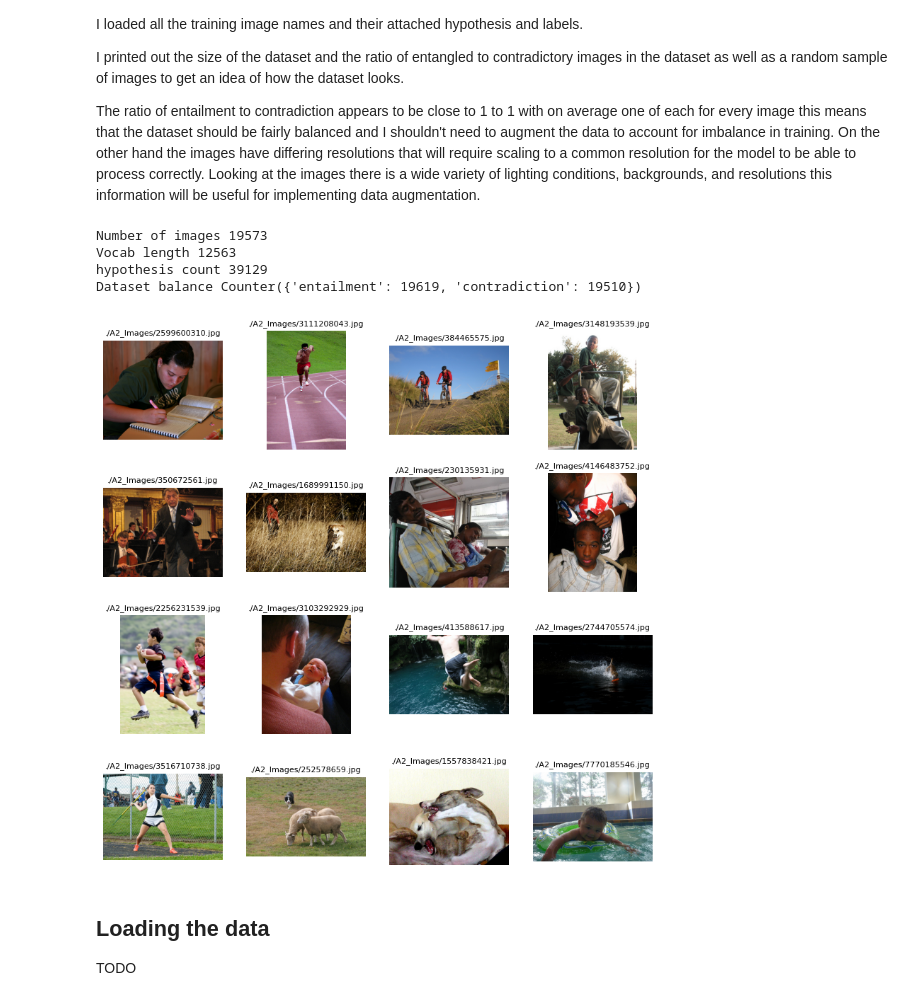
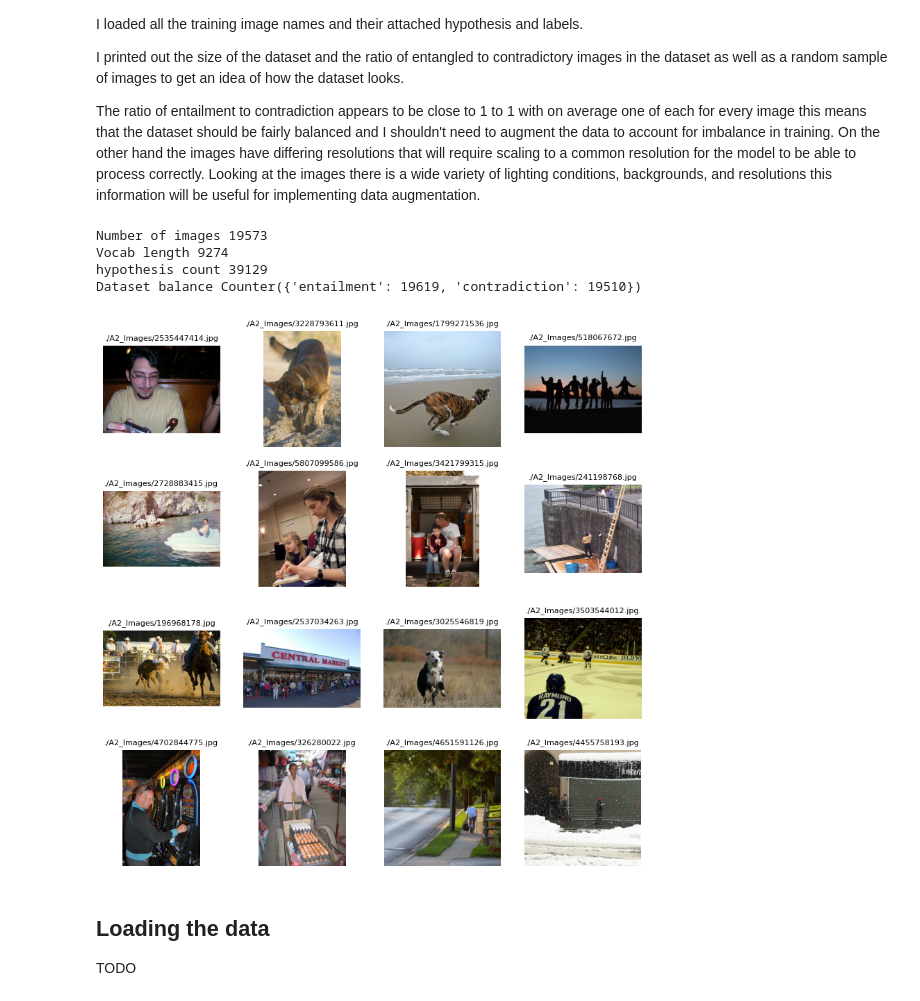
Before and after one commit to Fish4203/deep-learning, a Jupyter notebook: A2.ipynb, the cells around one changed output. Cells and saved outputs as stored; diff of their text form; code cells hidden in the pictures.

```diff
--- a/A2.ipynb
+++ b/A2.ipynb
@@ -55,7 +55,7 @@ Looking at the images there is a wide variety of lighting conditions, background
 
 labelSet = Counter()
 dataDict = {}
-vocab = set(['[UNK]'])
+vocab = set()
 
 datasetLen = 0
 with open("./A2_train_v3.jsonl", "r") as jsonFile:
@@ -67,40 +67,40 @@ with open("./A2_train_v3.jsonl", "r") as jsonFile:
 
 		labelSet[loadedLine["Label"]] += 1
 
-		hypo = loadedLine["Hypothesis"].lower()
-		vocab.update(hypo.split())
+		hypo = [''.join(char for char in word if char.isalnum()) for word in loadedLine["Hypothesis"].lower().split()]
+		vocab.update(hypo)
 
 		dataDict[loadedLine["Image_ID"]].append((hypo, loadedLine["Label"]))
 
 labelTuple = tuple(labelSet.keys())
 vocab = list(vocab)
 
 vocabIndex = {vocab[i]: i for i in range(len(vocab))}
 
 print(f'Number of images {len(dataDict.keys())}')
 print(f'Vocab length {len(vocabIndex)}')
 print(f'hypothesis count {datasetLen}')
 print(f'Dataset balance {labelSet}')
 
 gridSize = 4
 plt.figure(figsize=(10, 10))
 
 for i in range(gridSize ** 2):
 	image_file = './A2_Images/' + random.choice(list(dataDict.keys())) + '.jpg'
 	img = mpimg.imread(image_file)
 
 	plt.subplot(gridSize, gridSize, i + 1)
 	plt.imshow(img)
 	plt.title(image_file, fontsize=8)
 	plt.axis('off') # Hide axes for cleaner image display
 
 plt.show()
 # %% [output]
 Number of images 19573
-Vocab length 12563
+Vocab length 9274
 hypothesis count 39129
 Dataset balance Counter({'entailment': 19619, 'contradiction': 19510})
-[figure, old version]
+[figure, new version]
 # %% [markdown]
 ## Loading the data
 
```
Also changed, not shown: parts of 4 cells of this notebook.
